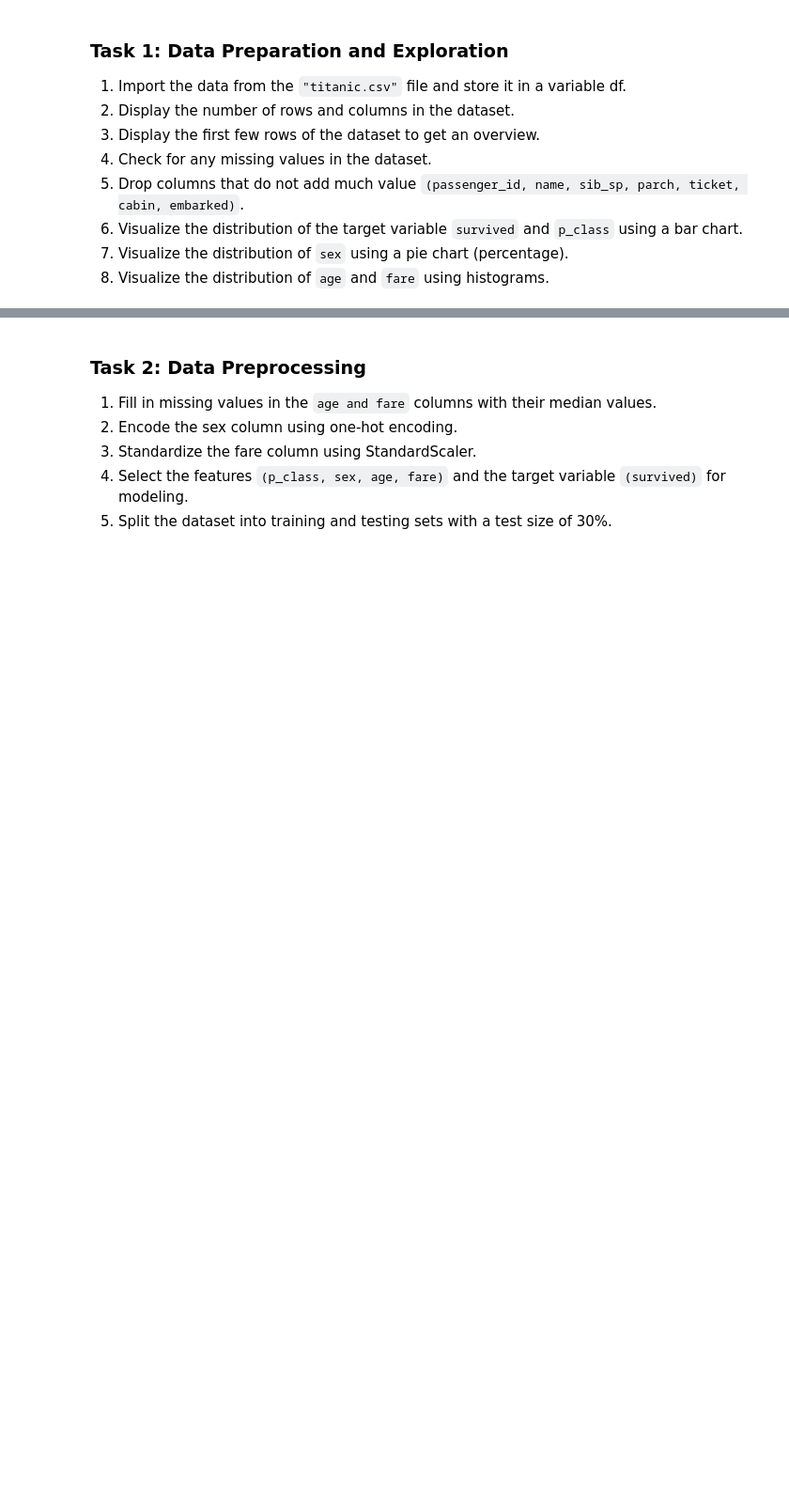
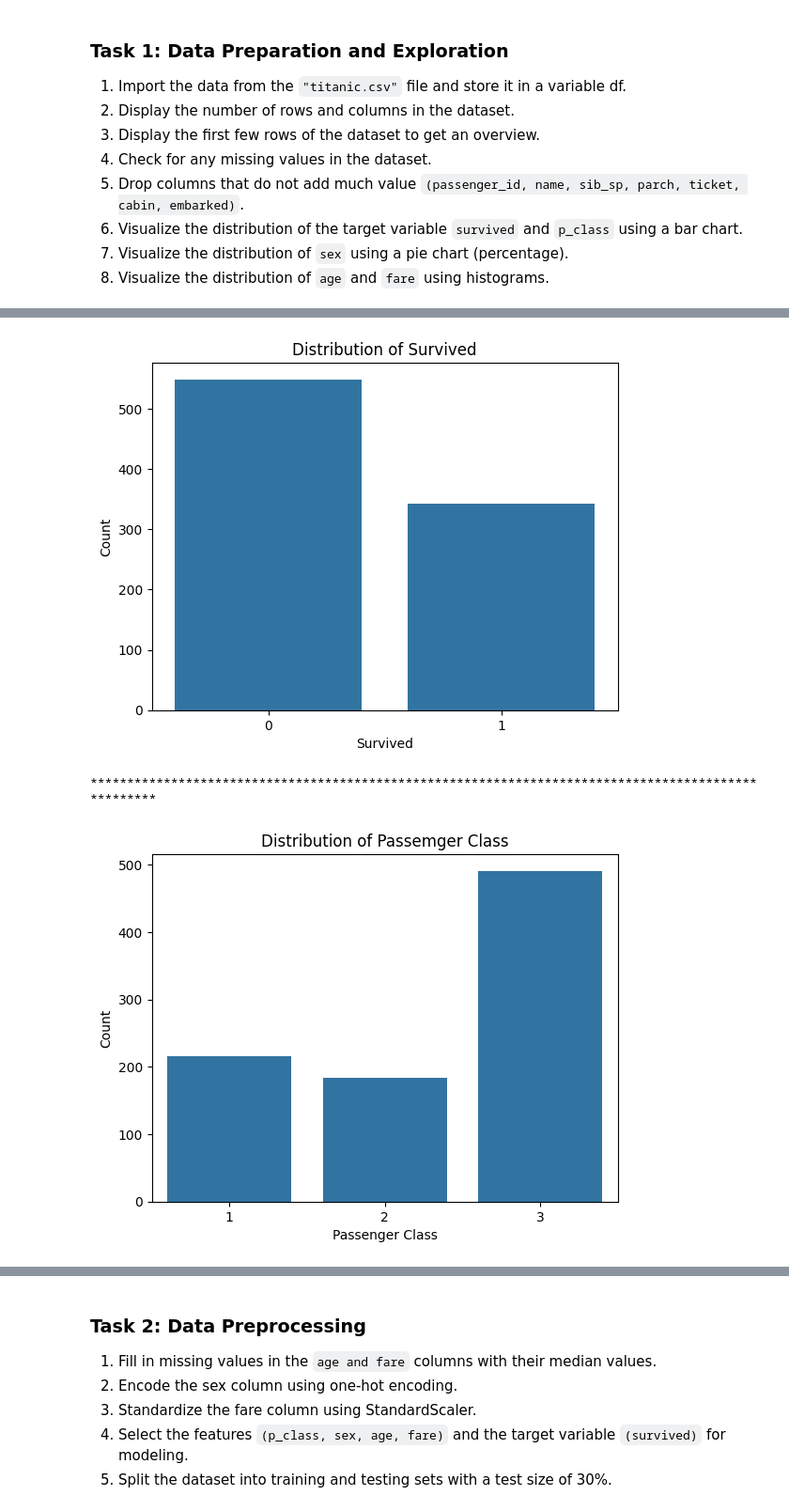
Before and after one commit to RawatXd/Machine-Learning-Projects, a Jupyter notebook: Titanic Survival Prediction/titanic_survival.ipynb, the cells around one changed output, grey strips where cells are left out. Shown at 94% size. Cells and saved outputs as stored; diff of their text form; code cells hidden in the pictures; blank space fills up the shorter version.

```diff
--- a/Titanic Survival Prediction/titanic_survival.ipynb
+++ b/Titanic Survival Prediction/titanic_survival.ipynb
@@ -55,9 +96,25 @@ df = pd.read_csv('titanic.csv')
 # %%
 # Step 6: Visualize the distribution
 
 #'survived'
+sns.countplot(x='survived',data = df)
+plt.title('Distribution of Survived')
+plt.xlabel("Survived")
+plt.ylabel('Count')
+plt.show()
 
+print('*' * 100 )
 
 # 'p_class'
+
+sns.countplot(x='p_class',data= df)
+plt.title('Distribution of Passemger Class')
+plt.xlabel("Passenger Class")
+plt.ylabel('Count')
+plt.show()
+# %% [output]
+[figure, added]
+****************************************************************************************************
+[figure, added]
 # %%
 # Step 7: Visualize the distribution of 'sex' using a pie chart (percentage)
```
Also changed, not shown: parts of 4 cells of this notebook.
